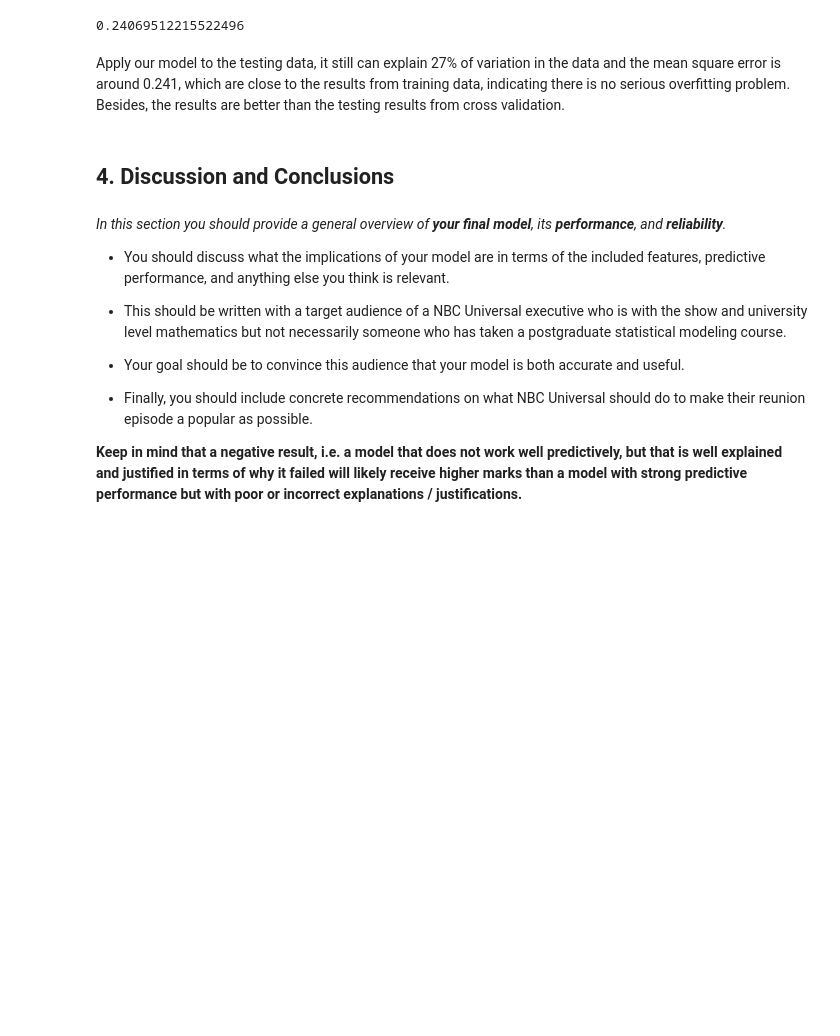
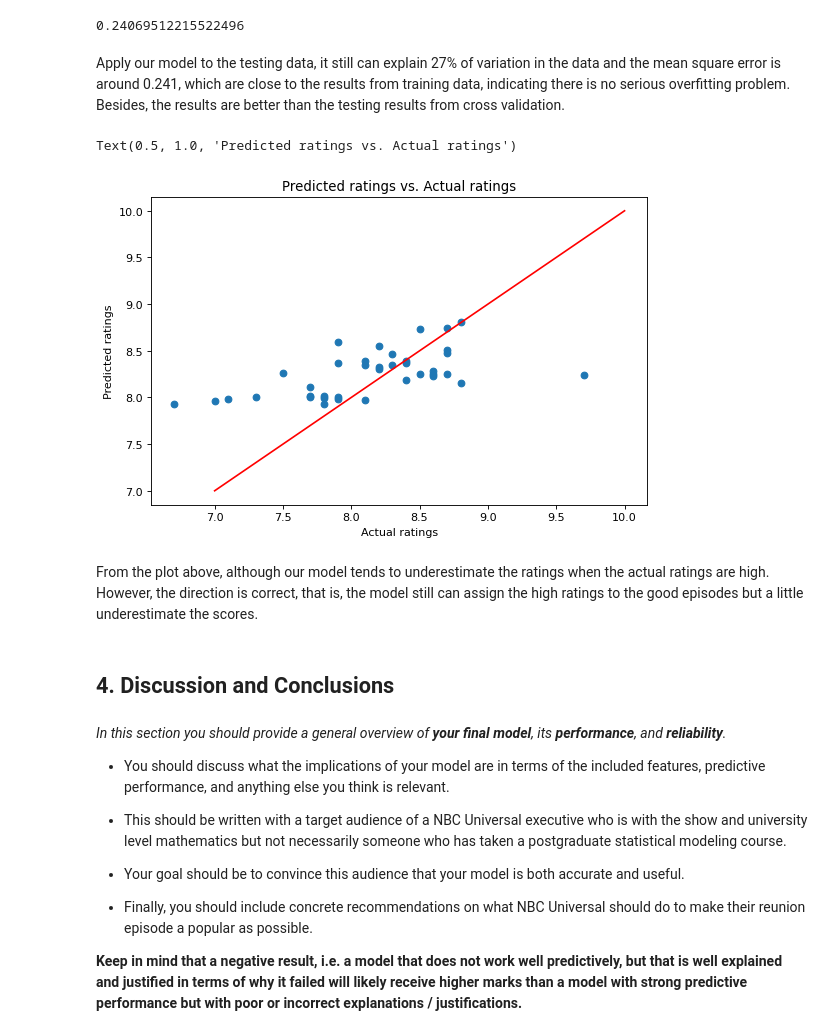
Before and after one commit to Machine-Learning-in-Python-Group-24/Machine-Learning-in-Python-Group-24, a Jupyter notebook: Project 1/project1.ipynb, the cells around one changed output. Cells and saved outputs as stored; diff of their text form; code cells hidden in the pictures; blank space fills up the shorter version.

```diff
--- a/Project 1/project1.ipynb
+++ b/Project 1/project1.ipynb
@@ -674,6 +674,17 @@ mean_squared_error(y_test, y_pred_t)
 0.24069512215522496
 # %% [markdown]
 Apply our model to the testing data, it still can explain 27% of variation in the data and the mean square error is around 0.241, which are close to the results from training data, indicating there is no serious overfitting problem. Besides, the results are better than the testing results from cross validation.
+# %%
+plt.scatter(y_test, y_pred_t)
+plt.plot([7,10],[7,10], c='r')
+plt.xlabel('Actual ratings')
+plt.ylabel('Predicted ratings')
+plt.title('Predicted ratings vs. Actual ratings')
+# %% [output]
+Text(0.5, 1.0, 'Predicted ratings vs. Actual ratings')
+[figure, added]
+# %% [markdown]
+From the plot above, although our model tends to underestimate the ratings when the actual ratings are high. However, the direction is correct, that is, the model still can assign the high ratings to the good episodes but a little underestimate the scores.
 # %% [markdown]
 ## 4. Discussion and Conclusions
 # %% [markdown]
```
Also changed, not shown: parts of 1 cell of this notebook.
